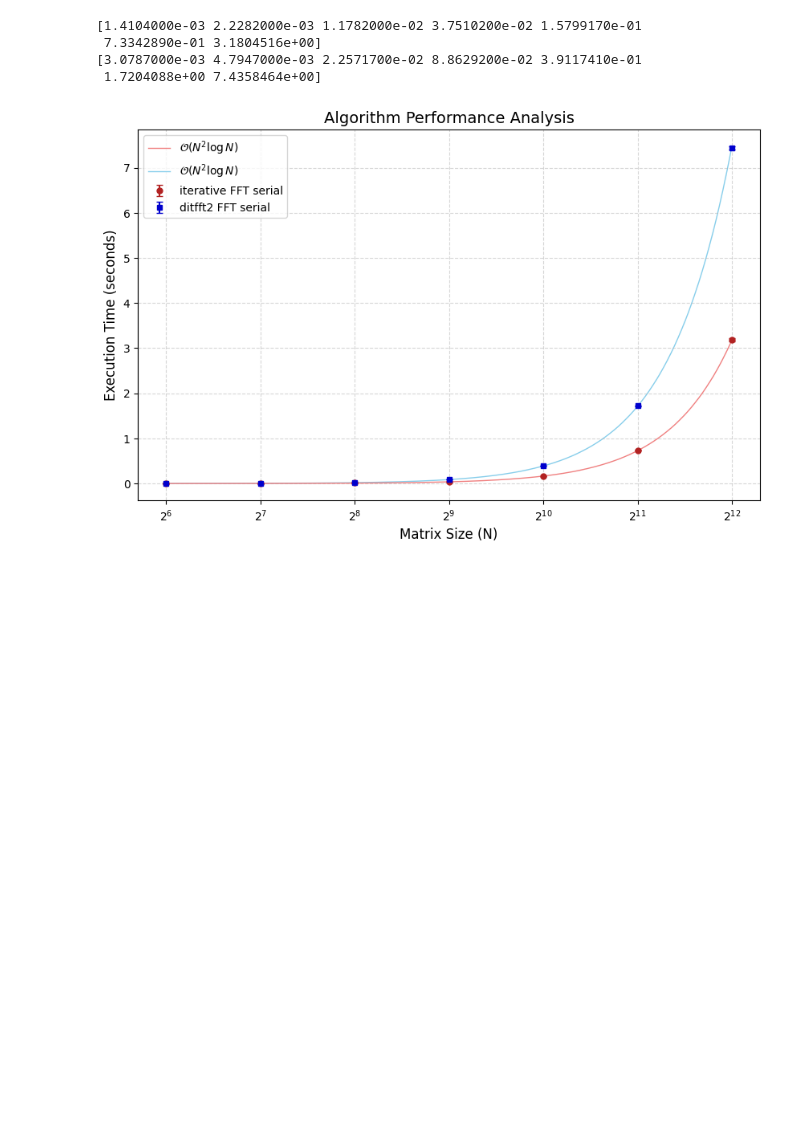
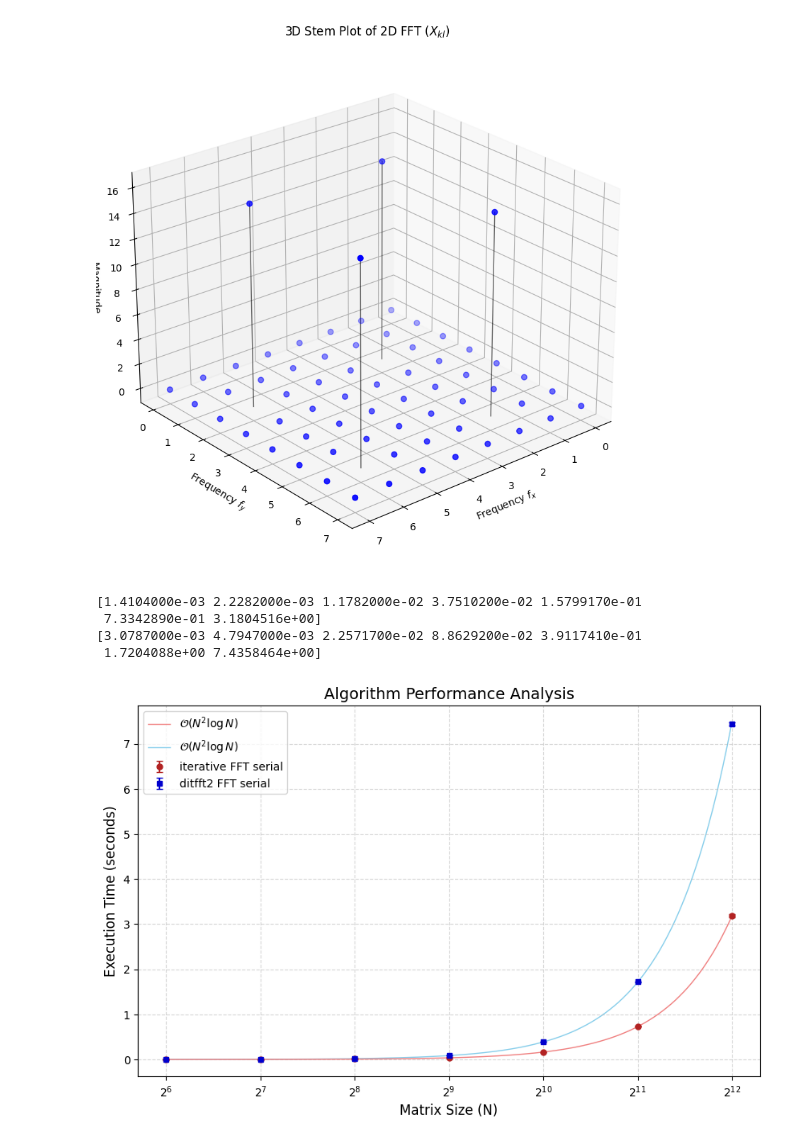
Before and after one commit to LauraRavagnani/Accelerated_FFT, a Jupyter notebook: visualize.ipynb, the cells around one changed output. Cells and saved outputs as stored; diff of their text form; code cells hidden in the pictures; blank space fills up the shorter version.

Commit message:
fix plot path

```diff
--- a/visualize.ipynb
+++ b/visualize.ipynb
@@ -96,7 +96,11 @@ def plot_fft_2D(file):
 		plt.tight_layout()
 		plt.show()
 # %%
-#plot_fft_2D('fft_res_omp.json')
+plot = True
+if plot:
+    plot_fft_2D('fft_res_omp.json')
+# %% [output]
+[figure, added]
 # %%
 def plot_benchmark_serial(file1, file2):
 	try:
```
Also changed, not shown: parts of 6 cells of this notebook.
